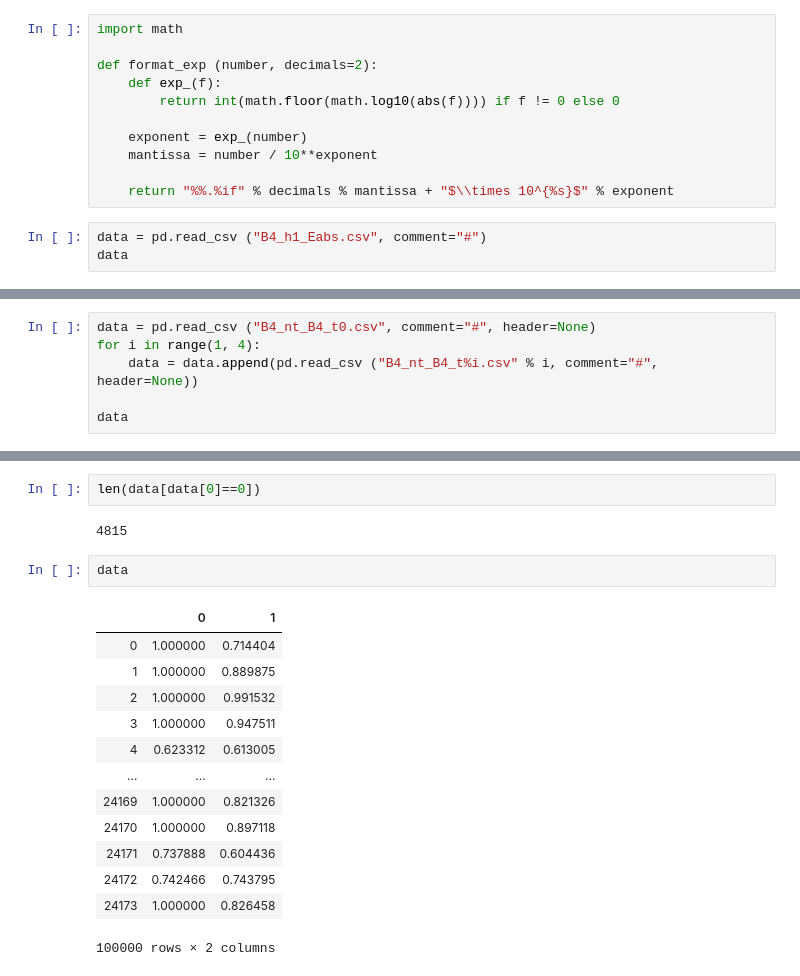
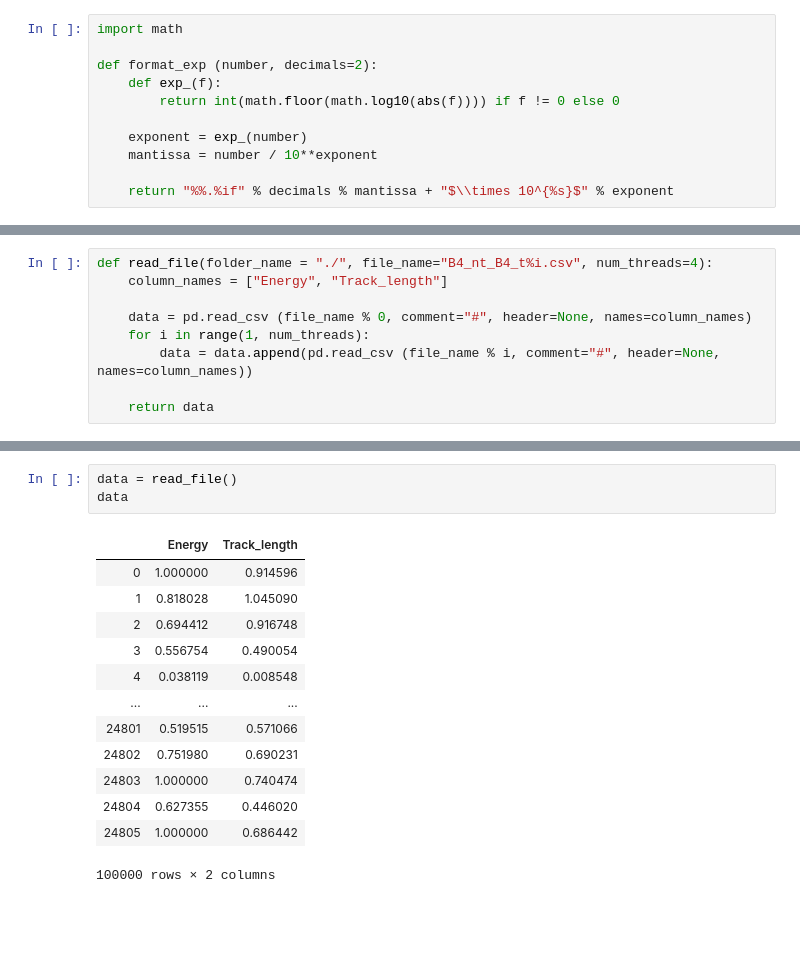
Before and after one commit to Balazzs/HPGECalorimeter, a Jupyter notebook: build/Untitled.ipynb, the cells around one changed output, grey strips where cells are left out. Saved outputs shown, nothing was run; the diff lists cells and outputs as text; blank space fills up the shorter version.

```diff
--- a/build/Untitled.ipynb
+++ b/build/Untitled.ipynb
@@ -14,6 +18,3 @@ def format_exp (number, decimals=2):
     mantissa = number / 10**exponent
 
     return "%%.%if" % decimals % mantissa + "$\\times 10^{%s}$" % exponent
-# %%
-data = pd.read_csv ("B4_h1_Eabs.csv", comment="#")
-data
@@ -43,6 +21,9 @@ data["Sxw0"].sum()
 # %%
-data = pd.read_csv ("B4_nt_B4_t0.csv", comment="#", header=None)
-for i in range(1, 4):
-    data = data.append(pd.read_csv ("B4_nt_B4_t%i.csv" % i, comment="#", header=None))
+def read_file(folder_name = "./", file_name="B4_nt_B4_t%i.csv", num_threads=4):
+    column_names = ["Energy", "Track_length"]
 
-data
+    data = pd.read_csv (file_name % 0, comment="#", header=None, names=column_names)
+    for i in range(1, num_threads):
+        data = data.append(pd.read_csv (file_name % i, comment="#", header=None, names=column_names))
+
+    return data
@@ -120,20 +72,17 @@ pass;
-# %%
-len(data[data[0]==0])
-# %% [output]
-4815
 # %%
+data = read_file()
 data
 # %% [output]
-|  | 0 | 1 |
-| 0 | 1.000000 | 0.714404 |
-| 1 | 1.000000 | 0.889875 |
-| 2 | 1.000000 | 0.991532 |
-| 3 | 1.000000 | 0.947511 |
-| 4 | 0.623312 | 0.613005 |
+|  | Energy | Track_length |
+| 0 | 1.000000 | 0.914596 |
+| 1 | 0.818028 | 1.045090 |
+| 2 | 0.694412 | 0.916748 |
+| 3 | 0.556754 | 0.490054 |
+| 4 | 0.038119 | 0.008548 |
 | ... | ... | ... |
-| 24169 | 1.000000 | 0.821326 |
-| 24170 | 1.000000 | 0.897118 |
-| 24171 | 0.737888 | 0.604436 |
-| 24172 | 0.742466 | 0.743795 |
-| 24173 | 1.000000 | 0.826458 |
+| 24801 | 0.519515 | 0.571066 |
+| 24802 | 0.751980 | 0.690231 |
+| 24803 | 1.000000 | 0.740474 |
+| 24804 | 0.627355 | 0.446020 |
+| 24805 | 1.000000 | 0.686442 |
 100000 rows × 2 columns
```
Also changed, not shown: parts of 26 cells of this notebook.
